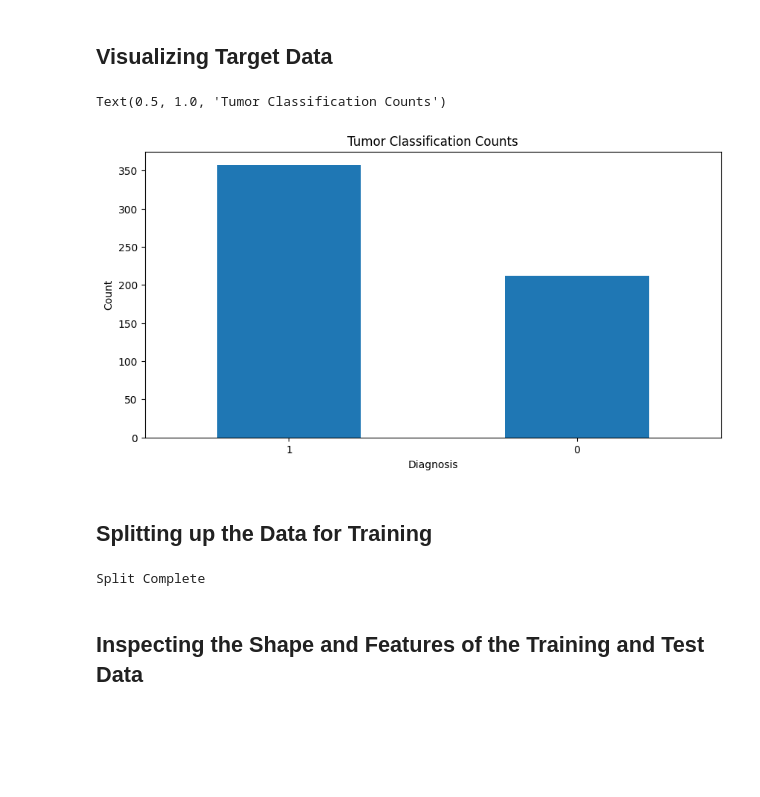
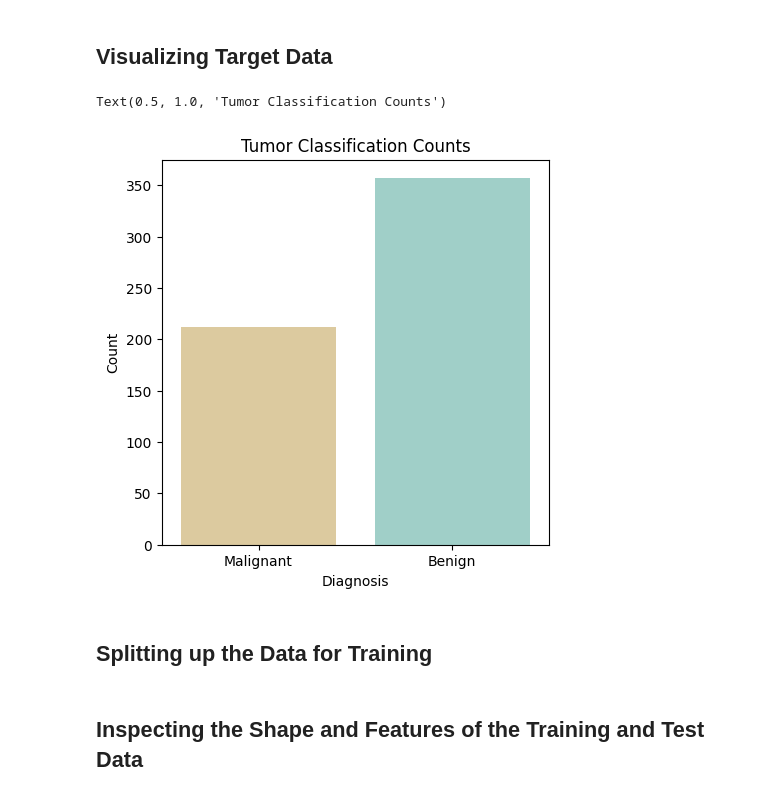
Before and after one commit to michaeltothewilson/data-with-python, a Jupyter notebook: notebooks-completed/10_machine_learning_decision_trees_breast_cancer_complete.ipynb, the cells around one changed output. Drawn from its saved outputs; the diff is of its cells as text; code cells hidden in the pictures; blank space fills up the shorter version.

```diff
--- a/notebooks-completed/10_machine_learning_decision_trees_breast_cancer_complete.ipynb
+++ b/notebooks-completed/10_machine_learning_decision_trees_breast_cancer_complete.ipynb
@@ -162,16 +157,27 @@ plt.tight_layout()
 ## Visualizing Target Data
 # %%
 # Bar Chart of Total Counts of Malignant and Benign
-y.value_counts().plot(kind="bar",
-            figsize=(10,5))
+diagnosis_counts = pd.DataFrame(y.value_counts())
+
+plt.figure(figsize=(5,5))
+
+sns.barplot(
+    data=diagnosis_counts,
+    x=diagnosis_counts.index,
+    y=diagnosis_counts["count"],
+    hue=diagnosis_counts.index,
+    palette="BrBG",
+    legend=None
+)
+
 
 plt.ylabel("Count")
 plt.xlabel("Diagnosis")
-plt.xticks(rotation=0)
+plt.xticks(ticks=[0,1], labels=["Malignant", "Benign"])
 plt.title("Tumor Classification Counts")
 # %% [output]
 Text(0.5, 1.0, 'Tumor Classification Counts')
-[figure, old version]
+[figure, new version]
 # %% [markdown]
 ## Splitting up the Data for Training
 # %%
@@ -179,13 +185,9 @@ Text(0.5, 1.0, 'Tumor Classification Counts')
 X_train, X_test, y_train, y_test = train_test_split(
     X,
     y,
-    random_state=42,
-    test_size=0.2
+    test_size=.2,
+    random_state=42
 )
-
-print("Split Complete")
-# %% [output]
-Split Complete
 # %% [markdown]
 ## Inspecting the Shape and Features of the Training and Test Data
 # %%
```
Also changed, not shown: parts of 41 cells of this notebook, 2 other files.
